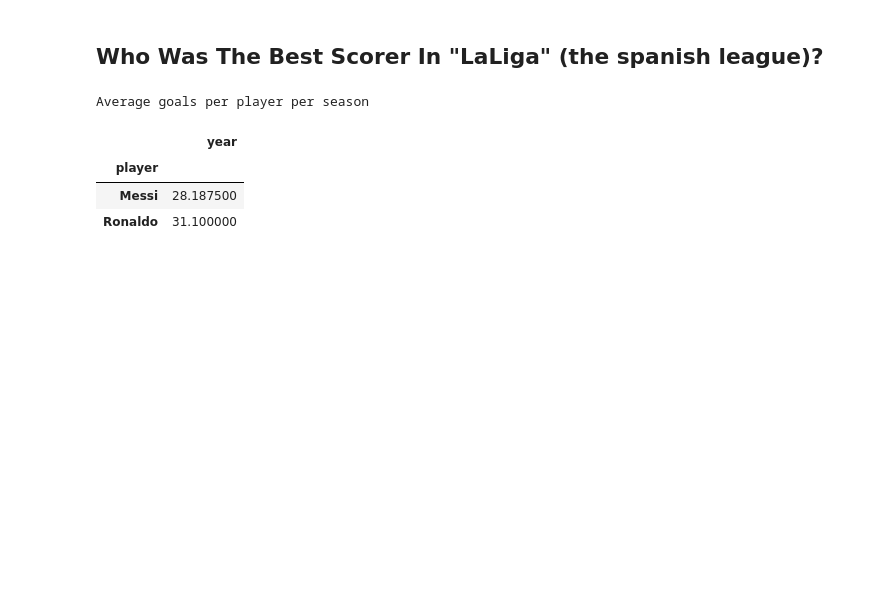
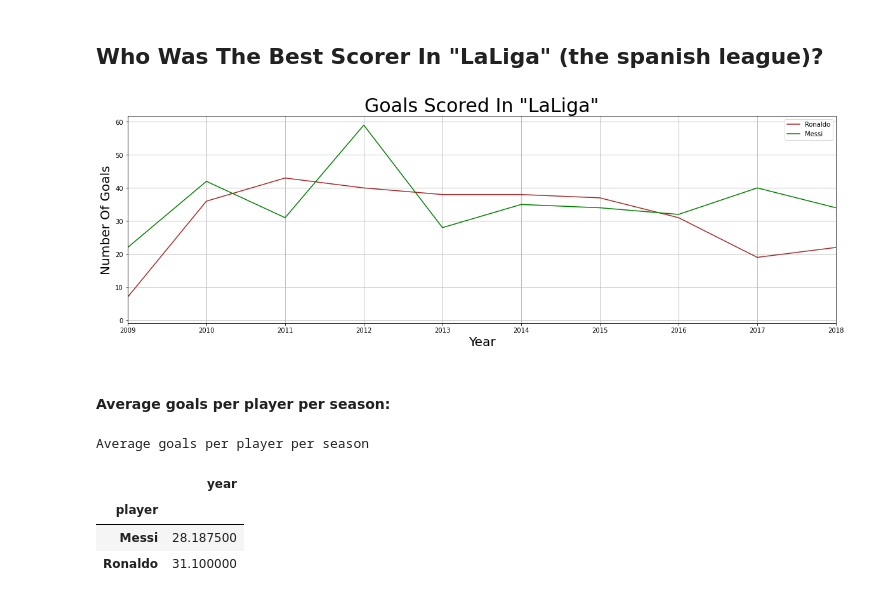
Before and after one commit to verticale3185/FINEL-PROJECT, a Jupyter notebook: final project.ipynb, the cells around one changed output. Drawn from its saved outputs; the diff is of its cells as text; code cells hidden in the pictures; blank space fills up the shorter version.

```diff
--- a/final project.ipynb
+++ b/final project.ipynb
@@ -146,14 +146,18 @@ Text(0.5, 0.98, 'Ronaldo')
 # %%
 plt.plot()
 r = ronaldo_df.loc[ronaldo_df.comp=='LaLiga'].groupby(['year'])['player'].count().plot(kind='line',color = 'brown',label='Ronaldo',figsize=(20,8))
-m = messi_df.loc[(messi_df.comp=='LaLiga')].groupby(['year'])['player'].count().plot(kind='line',color = 'green',label='Messi',figsize=(20,8))
+m = messi_df.loc[(messi_df.comp=='LaLiga')].groupby(['year'])['player'].count().plot(kind='line',color = 'green',label='Messi',figsize=(20,6))
 plt.title('Goals Scored In "LaLiga"', fontsize = 30)
 plt.ylabel('Number Of Goals', fontsize = 20)
 plt.xlabel('Year', fontsize = 20)
 plt.xlim(2009,2018)
 plt.legend()
 plt.grid(True)
 plt.show()
+# %% [output]
+[figure, added]
+# %% [markdown]
+#### Average goals per player per season:
 # %%
 df.loc[df.comp=='LaLiga'].groupby(['player','year'])[['year']].count().groupby(["player"]).mean().style.set_caption("Average goals per player per season")
 # %% [output]
```
Also changed, not shown: parts of 11 cells of this notebook.
